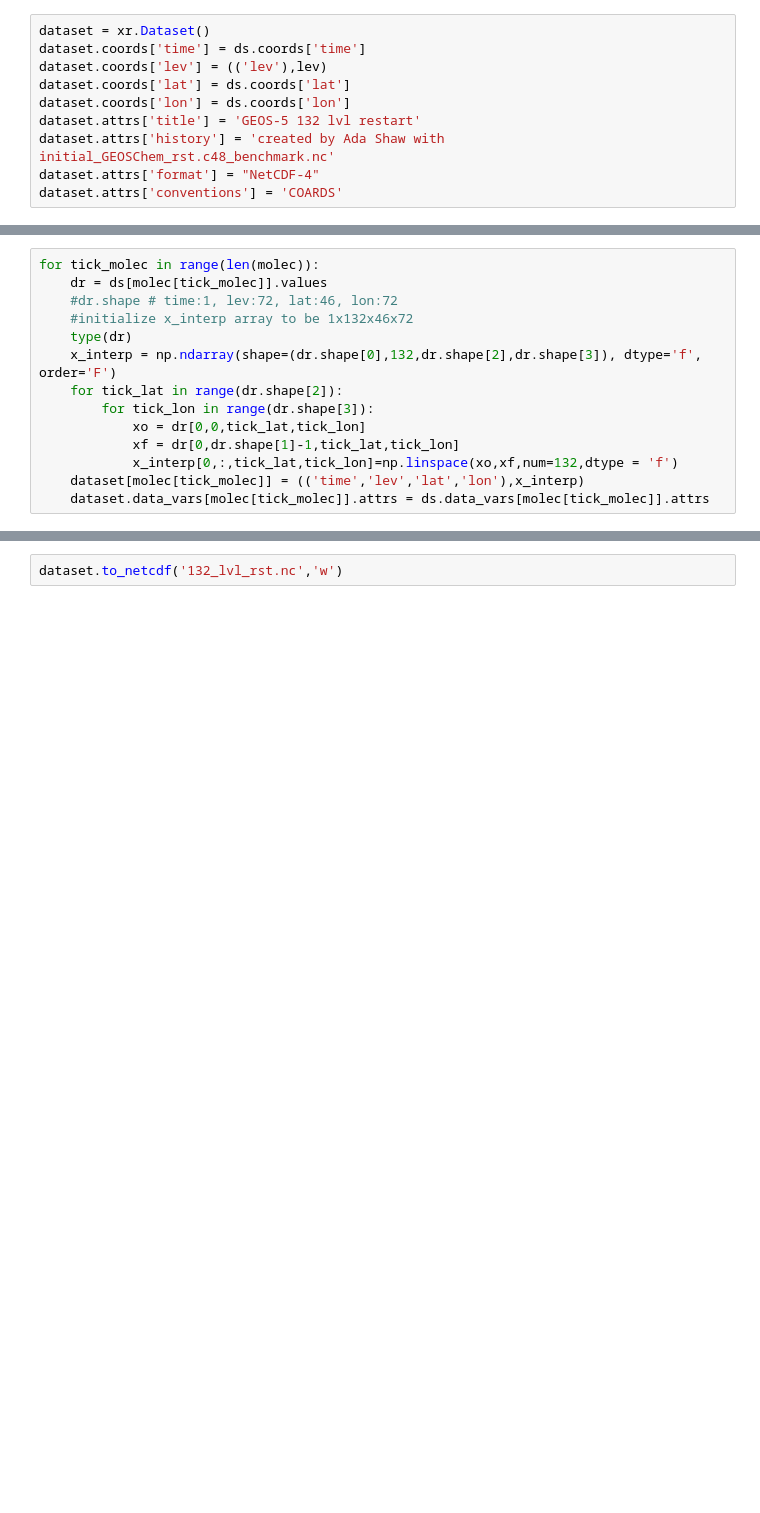
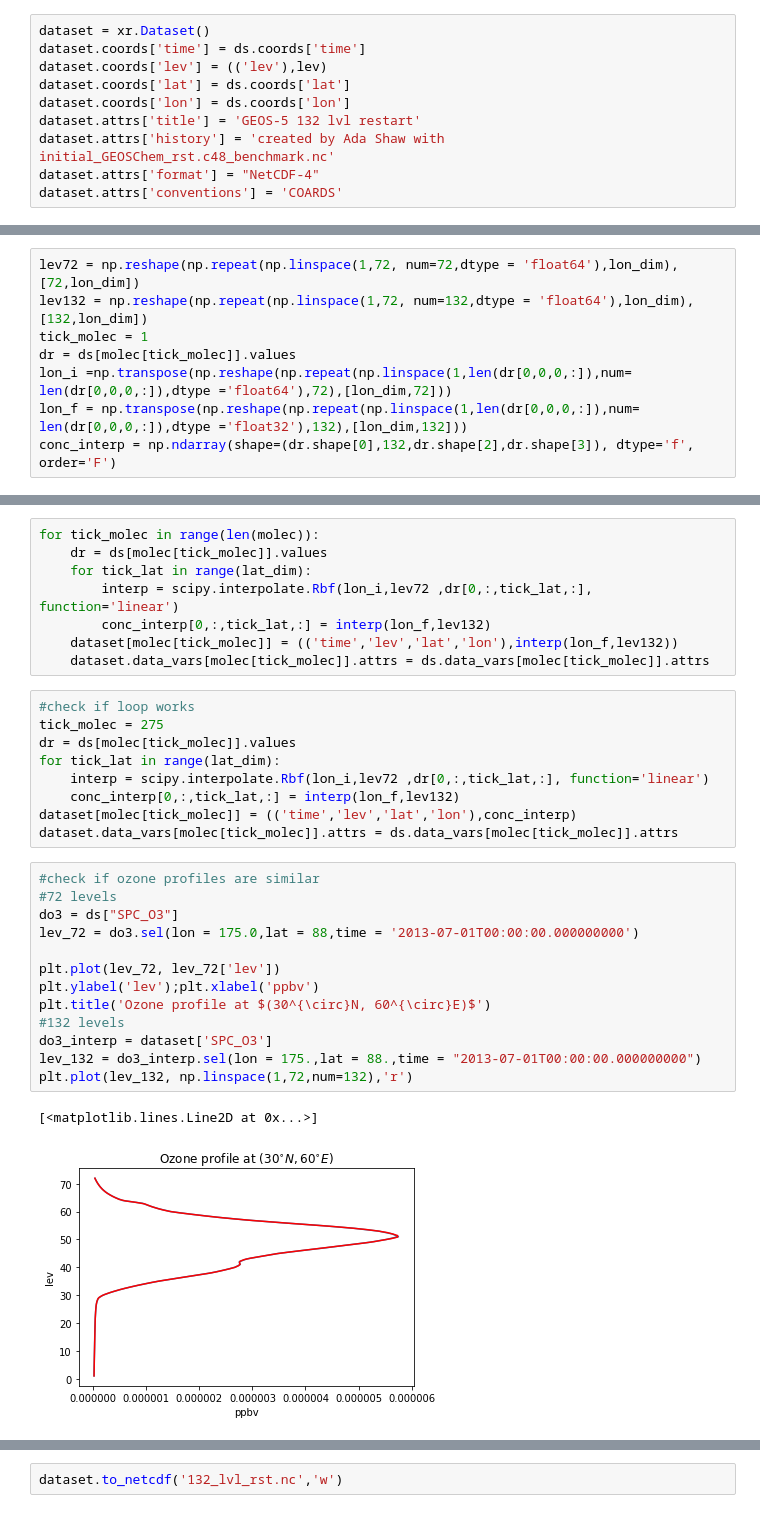
Before and after one commit to ayshaw/python_scripts, a Jupyter notebook: 132_lvl_rst.ipynb, the cells around one changed output, grey strips where cells are left out. Cells and saved outputs as stored; diff of their text form; blank space fills up the shorter version.

```diff
--- a/132_lvl_rst.ipynb
+++ b/132_lvl_rst.ipynb
@@ -47,0 +52,8 @@ dataset.attrs['conventions'] = 'COARDS'
+# %%
+lev72 = np.reshape(np.repeat(np.linspace(1,72, num=72,dtype = 'float64'),lon_dim),[72,lon_dim])
+lev132 = np.reshape(np.repeat(np.linspace(1,72, num=132,dtype = 'float64'),lon_dim),[132,lon_dim])
+tick_molec = 1
+dr = ds[molec[tick_molec]].values
+lon_i =np.transpose(np.reshape(np.repeat(np.linspace(1,len(dr[0,0,0,:]),num= len(dr[0,0,0,:]),dtype ='float64'),72),[lon_dim,72]))
+lon_f = np.transpose(np.reshape(np.repeat(np.linspace(1,len(dr[0,0,0,:]),num= len(dr[0,0,0,:]),dtype ='float32'),132),[lon_dim,132]))
+conc_interp = np.ndarray(shape=(dr.shape[0],132,dr.shape[2],dr.shape[3]), dtype='f', order='F')
@@ -48,14 +64,33 @@ dataset.attrs['conventions'] = 'COARDS'
 # %%
 for tick_molec in range(len(molec)):
     dr = ds[molec[tick_molec]].values
-    #dr.shape # time:1, lev:72, lat:46, lon:72
-    #initialize x_interp array to be 1x132x46x72
-    type(dr)
-    x_interp = np.ndarray(shape=(dr.shape[0],132,dr.shape[2],dr.shape[3]), dtype='f', order='F')
-    for tick_lat in range(dr.shape[2]):
-        for tick_lon in range(dr.shape[3]):
-            xo = dr[0,0,tick_lat,tick_lon]
-            xf = dr[0,dr.shape[1]-1,tick_lat,tick_lon]
-            x_interp[0,:,tick_lat,tick_lon]=np.linspace(xo,xf,num=132,dtype = 'f')
-    dataset[molec[tick_molec]] = (('time','lev','lat','lon'),x_interp)
+    for tick_lat in range(lat_dim):
+        interp = scipy.interpolate.Rbf(lon_i,lev72 ,dr[0,:,tick_lat,:], function='linear')
+        conc_interp[0,:,tick_lat,:] = interp(lon_f,lev132)
+    dataset[molec[tick_molec]] = (('time','lev','lat','lon'),interp(lon_f,lev132))
     dataset.data_vars[molec[tick_molec]].attrs = ds.data_vars[molec[tick_molec]].attrs
+# %%
+#check if loop works
+tick_molec = 275
+dr = ds[molec[tick_molec]].values
+for tick_lat in range(lat_dim):
+    interp = scipy.interpolate.Rbf(lon_i,lev72 ,dr[0,:,tick_lat,:], function='linear')
+    conc_interp[0,:,tick_lat,:] = interp(lon_f,lev132)
+dataset[molec[tick_molec]] = (('time','lev','lat','lon'),conc_interp)
+dataset.data_vars[molec[tick_molec]].attrs = ds.data_vars[molec[tick_molec]].attrs
+# %%
+#check if ozone profiles are similar
+#72 levels
+do3 = ds["SPC_O3"]
+lev_72 = do3.sel(lon = 175.0,lat = 88,time = '2013-07-01T00:00:00.000000000')
+
+plt.plot(lev_72, lev_72['lev'])
+plt.ylabel('lev');plt.xlabel('ppbv')
+plt.title('Ozone profile at $(30^{\circ}N, 60^{\circ}E)$')
+#132 levels
+do3_interp = dataset['SPC_O3']
+lev_132 = do3_interp.sel(lon = 175.,lat = 88.,time = "2013-07-01T00:00:00.000000000")
+plt.plot(lev_132, np.linspace(1,72,num=132),'r')
+# %% [output]
+[<matplotlib.lines.Line2D at 0x...>]
+[figure, added]
```
Also changed, not shown: parts of 9 cells of this notebook.
